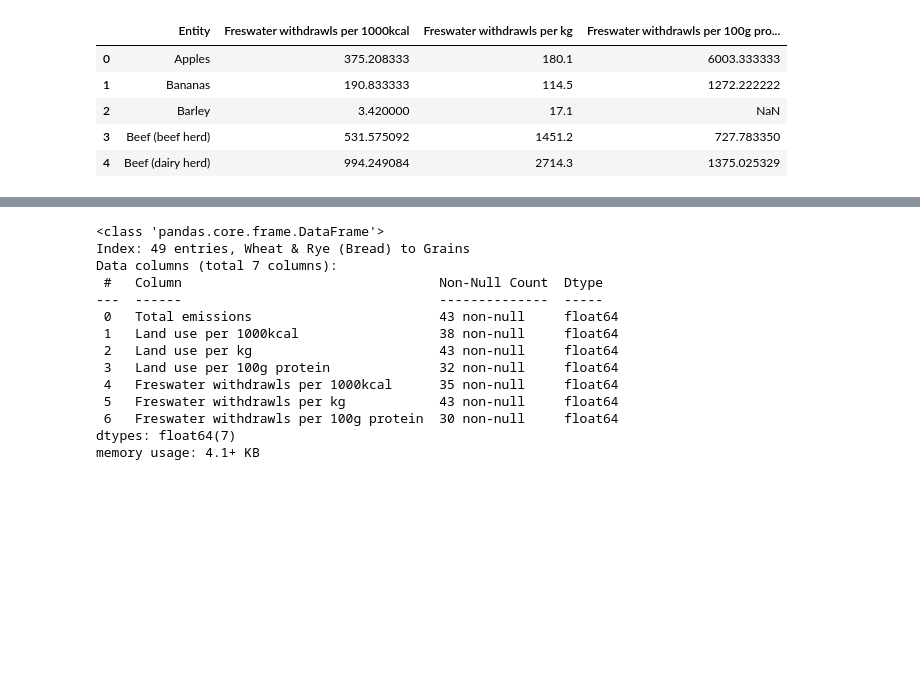
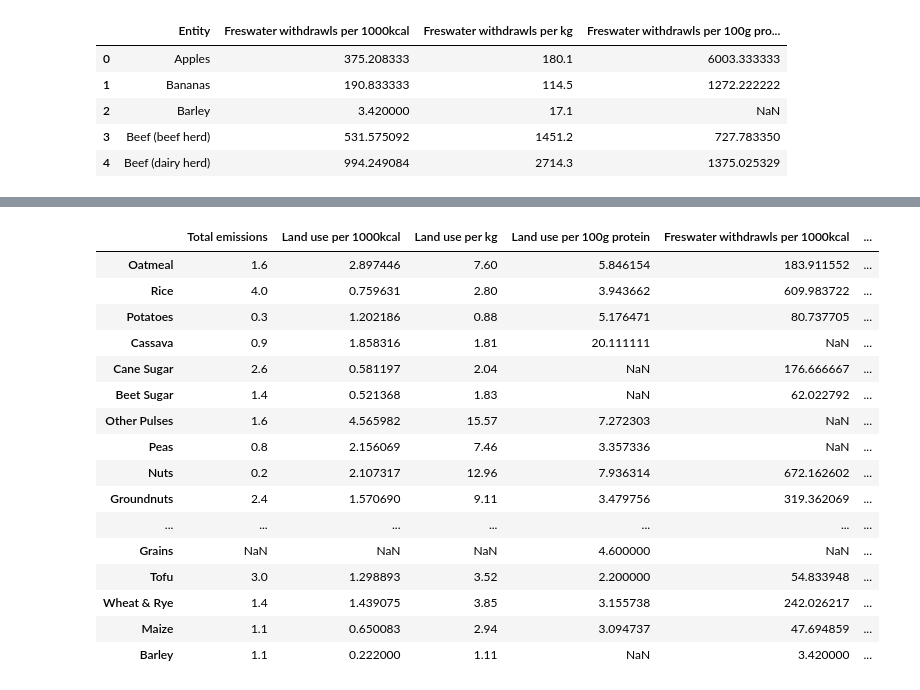
Before and after one commit to Jasc94/Projects, a Jupyter notebook: 0_Nutrition/notebooks/environment/production.ipynb, the cells around one changed output, grey strips where cells are left out. Cells and saved outputs as stored; diff of their text form; code cells hidden in the pictures; blank space fills up the shorter version.

```diff
--- a/0_Nutrition/notebooks/environment/production.ipynb
+++ b/0_Nutrition/notebooks/environment/production.ipynb
@@ -131,0 +143,15 @@ animal_based = ['Beef (beef herd)', 'Beef (dairy herd)', 'Lamb & Mutton', 'Pig M
+# %%
+tofu = combine_data("Tofu", "Tofu (soybeans)", resources)
+wheat = combine_data("Wheat & Rye", "Wheat & Rye (Bread)", resources)
+maize = combine_data("Maize", "Maize (Meal)", resources)
+barley = combine_data("Barley", "Barley (Beer)", resources)
+
+resources = resources.append([tofu, wheat, maize, barley])
+resources = resources.drop(["Tofu", "Tofu (soybeans)",
+            "Wheat & Rye", "Wheat & Rye (Bread)",
+            "Maize", "Maize (Meal)",
+            "Barley", "Barley (Beer)",])
+
+resources = resources.rename({'Tofu_': "Tofu", 'Wheat & Rye_': "Wheat & Rye", 'Maize_': "Maize",
+       'Barley_': "Barley"})
+resources.index
@@ -132,18 +169,42 @@ animal_based = ['Beef (beef herd)', 'Beef (dairy herd)', 'Lamb & Mutton', 'Pig M
+# %%
+# Separate food products into two categories: plant-based and animal-based
+plant_based = ['Oatmeal', 'Rice', 'Potatoes', 'Cassava', 'Cane Sugar', 'Beet Sugar',
+       'Other Pulses', 'Peas', 'Nuts', 'Groundnuts', 'Soymilk', 'Soybean Oil',
+       'Palm Oil', 'Sunflower Oil', 'Rapeseed Oil', 'Olive Oil', 'Tomatoes',
+       'Onions & Leeks', 'Root Vegetables', 'Brassicas', 'Other Vegetables',
+       'Citrus Fruit', 'Bananas', 'Apples', 'Berries & Grapes', 'Wine',
+       'Other Fruit', 'Coffee', 'Dark Chocolate', 'Tofu', 'Wheat & Rye', 'Maize', 'Barley']
+
+animal_based = ['Beef (beef herd)', 'Beef (dairy herd)', 'Lamb & Mutton', 'Pig Meat',
+       'Poultry Meat', 'Milk', 'Cheese', 'Eggs', 'Fish (farmed)',
+       'Shrimps (farmed)']
+
+# Create a new column: origin
+resources["Origin"] = None
+
+# Replace the Nones in the new "Origin" column for the corresponding values, depending on the procedence
+resources.loc[plant_based, "Origin"] = "Plant-based"
+resources.loc[animal_based, "Origin"] = "Animal-based"
+# %%
+resources
+# %% [output]
+|  | Total emissions | Land use per 1000kcal | Land use per kg | Land use per 100g protein | Freswater withdrawls per 1000kcal | ... |
+| Oatmeal | 1.6 | 2.897446 | 7.60 | 5.846154 | 183.911552 | ... |
+| Rice | 4.0 | 0.759631 | 2.80 | 3.943662 | 609.983722 | ... |
+| Potatoes | 0.3 | 1.202186 | 0.88 | 5.176471 | 80.737705 | ... |
+| Cassava | 0.9 | 1.858316 | 1.81 | 20.111111 | NaN | ... |
+| Cane Sugar | 2.6 | 0.581197 | 2.04 | NaN | 176.666667 | ... |
+| Beet Sugar | 1.4 | 0.521368 | 1.83 | NaN | 62.022792 | ... |
+| Other Pulses | 1.6 | 4.565982 | 15.57 | 7.272303 | NaN | ... |
+| Peas | 0.8 | 2.156069 | 7.46 | 3.357336 | NaN | ... |
+| Nuts | 0.2 | 2.107317 | 12.96 | 7.936314 | 672.162602 | ... |
+| Groundnuts | 2.4 | 1.570690 | 9.11 | 3.479756 | 319.362069 | ... |
+| ... | ... | ... | ... | ... | ... | ... |
+| Grains | NaN | NaN | NaN | 4.600000 | NaN | ... |
+| Tofu | 3.0 | 1.298893 | 3.52 | 2.200000 | 54.833948 | ... |
+| Wheat & Rye | 1.4 | 1.439075 | 3.85 | 3.155738 | 242.026217 | ... |
+| Maize | 1.1 | 0.650083 | 2.94 | 3.094737 | 47.694859 | ... |
+| Barley | 1.1 | 0.222000 | 1.11 | NaN | 3.420000 | ... |
 # %%
 # Let's save the cleaned dataframe
-resources.to_csv(production_data_path + "resources.csv")
+#resources.to_csv(production_data_path + "resources.csv")
-# %% [output]
-<class 'pandas.core.frame.DataFrame'>
-Index: 49 entries, Wheat & Rye (Bread) to Grains
-Data columns (total 7 columns):
- #   Column                                 Non-Null Count  Dtype
----  ------                                 --------------  -----
- 0   Total emissions                        43 non-null     float64
- 1   Land use per 1000kcal                  38 non-null     float64
- 2   Land use per kg                        43 non-null     float64
- 3   Land use per 100g protein              32 non-null     float64
- 4   Freswater withdrawls per 1000kcal      35 non-null     float64
- 5   Freswater withdrawls per kg            43 non-null     float64
- 6   Freswater withdrawls per 100g protein  30 non-null     float64
-dtypes: float64(7)
-memory usage: 4.1+ KB
```
Also changed, not shown: parts of 5 cells of this notebook, 4 other files.
